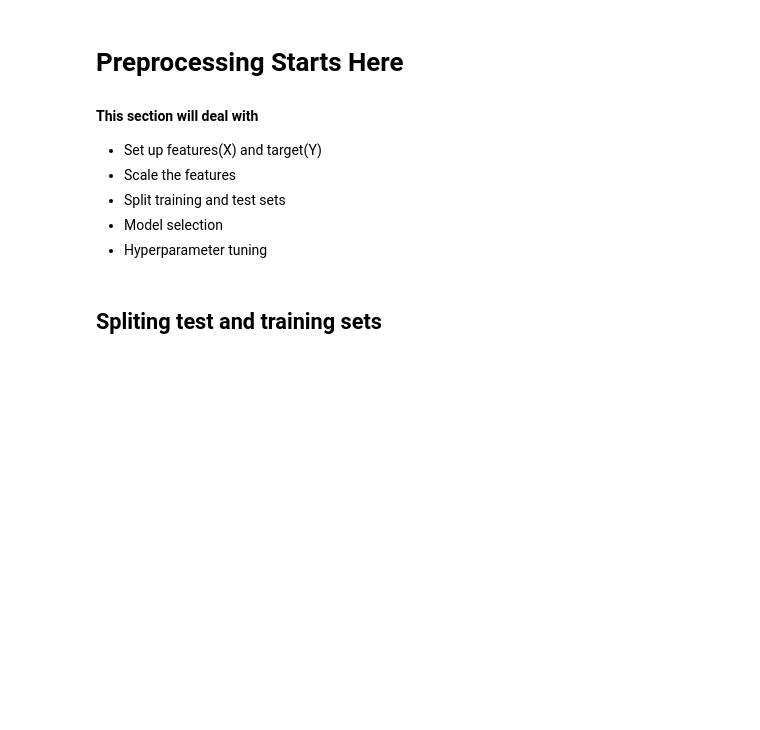
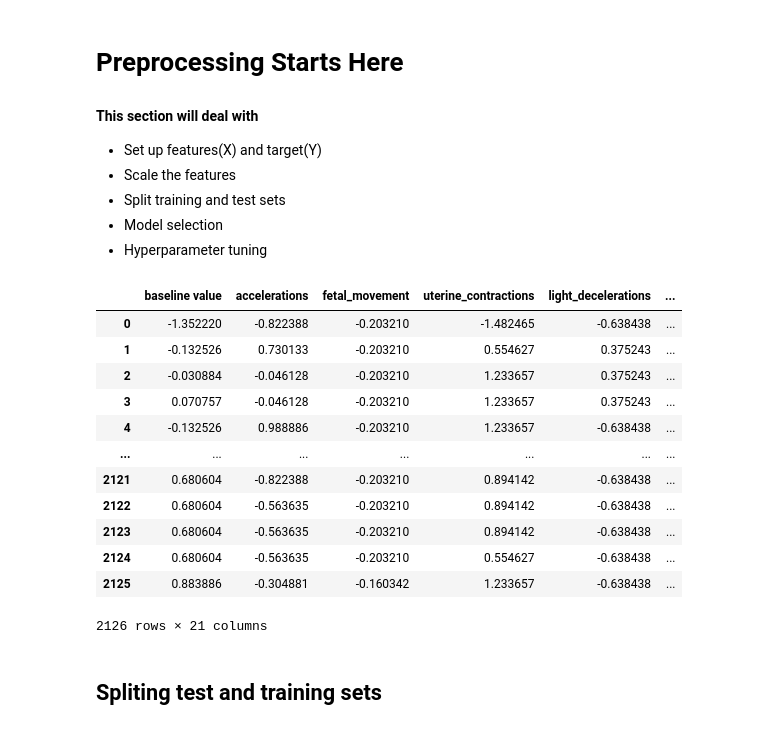
Before and after one commit to rahultah/FetalHealth, a Jupyter notebook: main.ipynb, the cells around one changed output. Drawn from its saved outputs; the diff is of its cells as text; code cells hidden in the pictures; blank space fills up the shorter version.

```diff
--- a/main.ipynb
+++ b/main.ipynb
@@ -171,15 +171,31 @@ style
 # %%
 #assigning values to features as X and target as y
 X=data.drop(["fetal_health"],axis=1)
 y=data["fetal_health"]
 
 #Set up a standard scaler for the features
 col_names = list(X.columns)
 s_scaler = preprocessing.StandardScaler()
 X_df= s_scaler.fit_transform(X)
+
 X_df = pd.DataFrame(X_df, columns=col_names)
 X_df.describe().T
 X_df.to_csv("ip.csv")
+X_df
+# %% [output]
+|  | baseline value | accelerations | fetal_movement | uterine_contractions | light_decelerations | ... |
+| 0 | -1.352220 | -0.822388 | -0.203210 | -1.482465 | -0.638438 | ... |
+| 1 | -0.132526 | 0.730133 | -0.203210 | 0.554627 | 0.375243 | ... |
+| 2 | -0.030884 | -0.046128 | -0.203210 | 1.233657 | 0.375243 | ... |
+| 3 | 0.070757 | -0.046128 | -0.203210 | 1.233657 | 0.375243 | ... |
+| 4 | -0.132526 | 0.988886 | -0.203210 | 1.233657 | -0.638438 | ... |
+| ... | ... | ... | ... | ... | ... | ... |
+| 2121 | 0.680604 | -0.822388 | -0.203210 | 0.894142 | -0.638438 | ... |
+| 2122 | 0.680604 | -0.563635 | -0.203210 | 0.894142 | -0.638438 | ... |
+| 2123 | 0.680604 | -0.563635 | -0.203210 | 0.894142 | -0.638438 | ... |
+| 2124 | 0.680604 | -0.563635 | -0.203210 | 0.554627 | -0.638438 | ... |
+| 2125 | 0.883886 | -0.304881 | -0.160342 | 1.233657 | -0.638438 | ... |
+2126 rows × 21 columns
 # %% [markdown]
 ## Spliting test and training sets
 # %%
```
Also changed, not shown: parts of 4 cells of this notebook, 4 other files.
